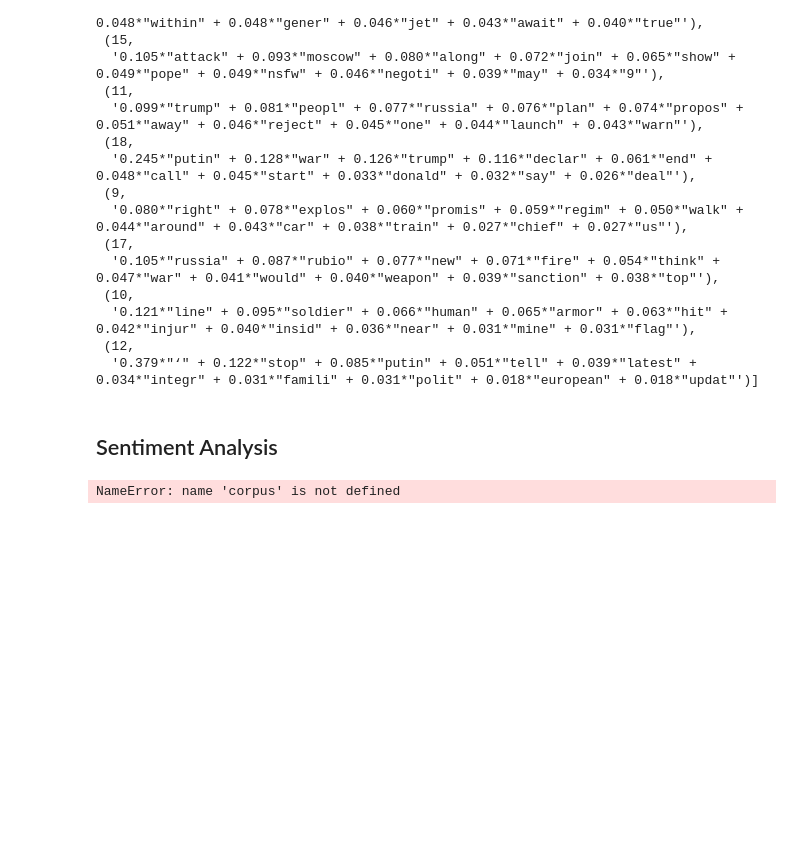
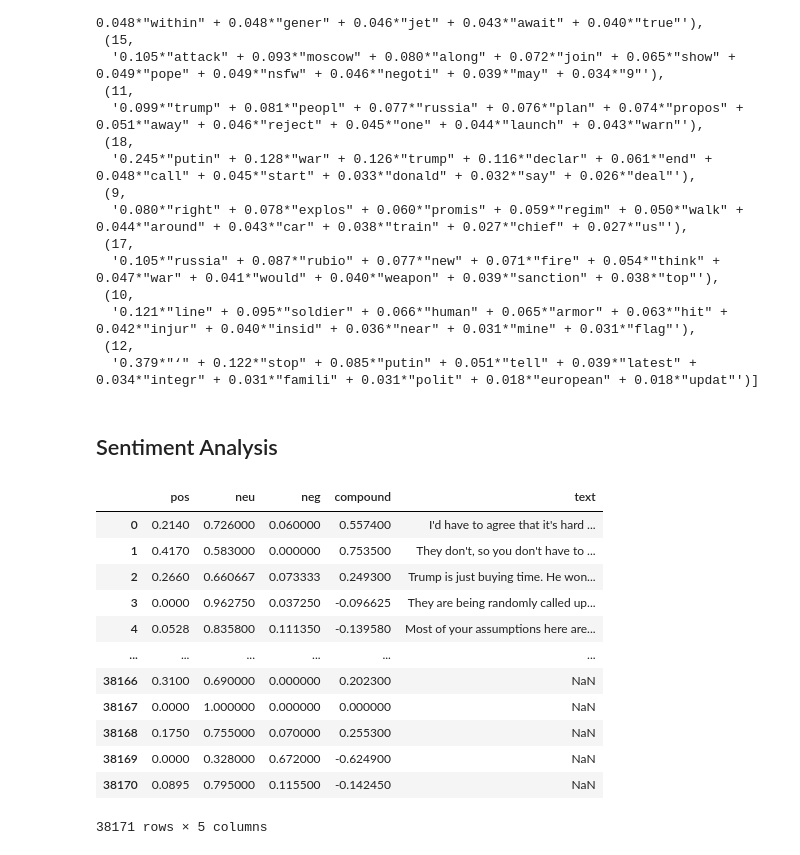
Before and after one commit to Nithin-Alluru/Reddit-Russia-Ukraine-Discourse-Analysis, a Jupyter notebook: text_analysis.ipynb, the cells around one changed output. Saved outputs shown, nothing was run; the diff lists cells and outputs as text; code cells hidden in the pictures; blank space fills up the shorter version.

Commit message:
Sentiment by topic and by document.
Averages by sentence.

```diff
--- a/text_analysis.ipynb
+++ b/text_analysis.ipynb
@@ -222,8 +222,7 @@ def filter_english(text):
     except:
         return False
 
-
-def make_all_components(df, text_column_name):
+def clean_column(df, text_column_name):
     # Drop all missing values
     dfc = df.copy()
     dfc.dropna(subset=[text_column_name], inplace=True)
@@ -231,6 +230,10 @@ def make_all_components(df, text_column_name):
     # Filter non-english text
     is_english = dfc[text_column_name].apply(filter_english)
     dfc = dfc[is_english]
+    return dfc
+
+def make_all_components(df, text_column_name):
+    dfc = clean_column(df, text_column_name)
 
     # Create with standard preprocessing
     preprocessed = dfc[text_column_name].apply(lambda x: preprocess_one_doc(x, lower=True, stop=True, punct=True, stem=True)) # Preprocess all docs
@@ -433,4 +446,20 @@ def find_all_topic_sentiments(corp, raws, model, refs):
 # %%
-topic_scores, dataset_scores, topic_nrefs = find_all_topic_sentiments(corpus, dataset["content"], ldamodel, dataset["nrefs"])
+clean_comments = clean_column(df_recent, "self_text")["self_text"]
+comment_topic_sentiments, comment_document_sentiments = find_all_topic_sentiments(corpus_comments, clean_comments, ldamodel_comments)
+# 3 minutes
-# %% [output]
-NameError: name 'corpus' is not defined
+# %%
+comment_document_sentiments
+# %% [output]
+|  | pos | neu | neg | compound | text |
+| 0 | 0.2140 | 0.726000 | 0.060000 | 0.557400 | I'd have to agree that it's hard ... |
+| 1 | 0.4170 | 0.583000 | 0.000000 | 0.753500 | They don't, so you don't have to ... |
+| 2 | 0.2660 | 0.660667 | 0.073333 | 0.249300 | Trump is just buying time. He won... |
+| 3 | 0.0000 | 0.962750 | 0.037250 | -0.096625 | They are being randomly called up... |
+| 4 | 0.0528 | 0.835800 | 0.111350 | -0.139580 | Most of your assumptions here are... |
+| ... | ... | ... | ... | ... | ... |
+| 38166 | 0.3100 | 0.690000 | 0.000000 | 0.202300 | NaN |
+| 38167 | 0.0000 | 1.000000 | 0.000000 | 0.000000 | NaN |
+| 38168 | 0.1750 | 0.755000 | 0.070000 | 0.255300 | NaN |
+| 38169 | 0.0000 | 0.328000 | 0.672000 | -0.624900 | NaN |
+| 38170 | 0.0895 | 0.795000 | 0.115500 | -0.142450 | NaN |
+38171 rows × 5 columns
```
Also changed, not shown: parts of 5 cells of this notebook.
